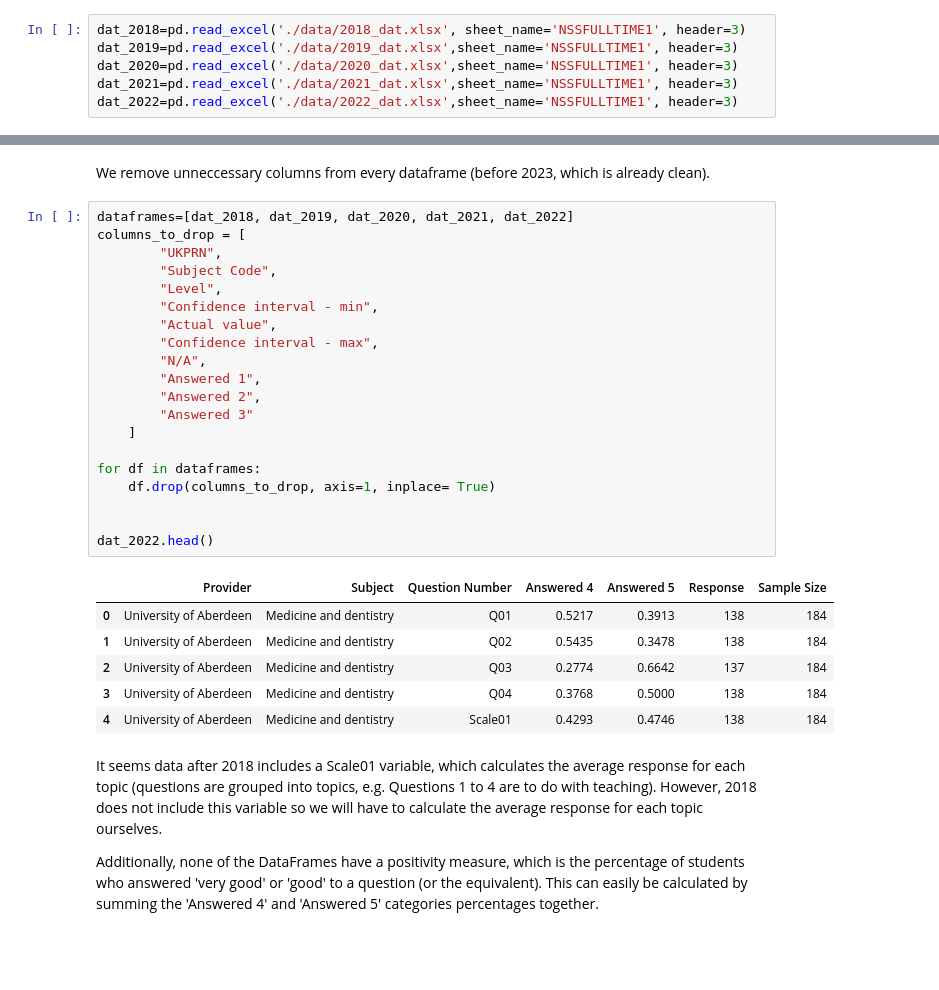
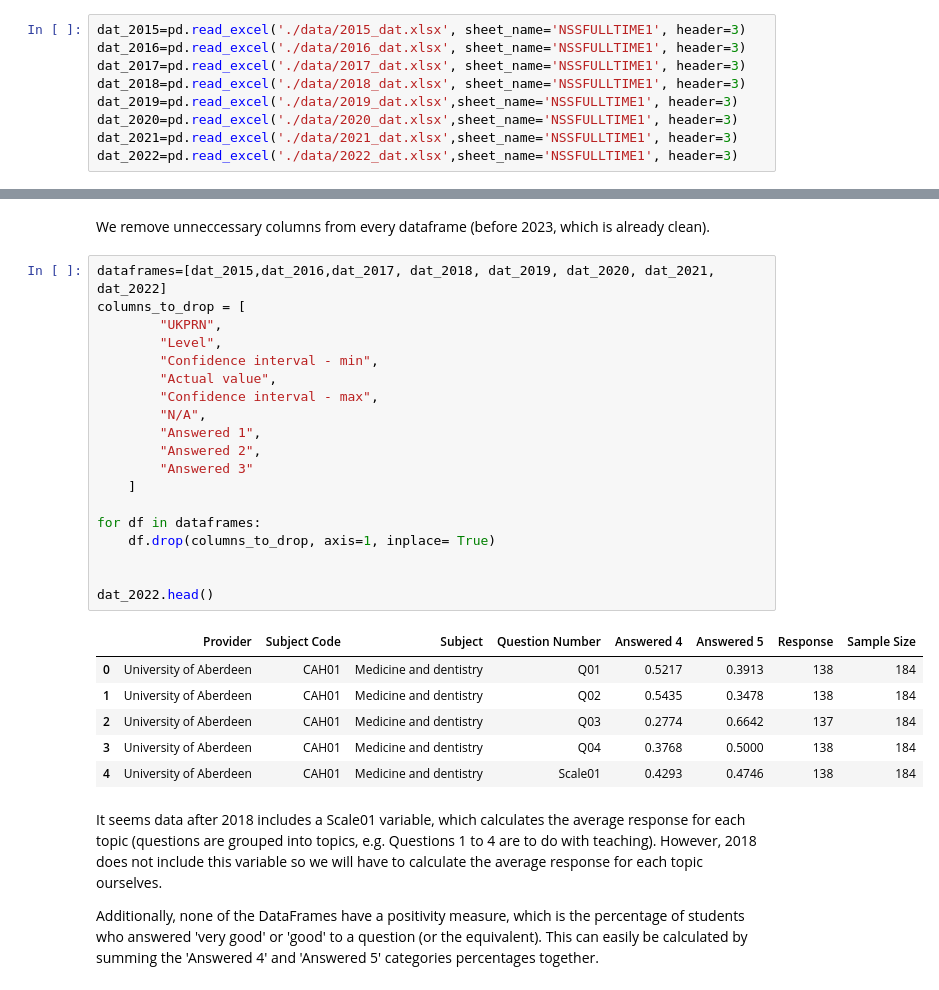
Before and after one commit to codingfishguy/ST115-Group-Project, a Jupyter notebook: Report.ipynb, the cells around one changed output, grey strips where cells are left out. Drawn from its saved outputs; the diff is of its cells as text; blank space fills up the shorter version.

```diff
--- a/Report.ipynb
+++ b/Report.ipynb
@@ -720,6 +726,9 @@ As suspected, students studying quantitative degrees were less satisfied in *eve
 # %% [markdown]
 We now turn to answering how LSE student satisfaction has evolved over the years- which requires many pieces of data from the Data folder.The data is arranged in different ways from the 2023 NSS data, which means it requires different cleaning methods.
 # %%
+dat_2015=pd.read_excel('./data/2015_dat.xlsx', sheet_name='NSSFULLTIME1', header=3)
+dat_2016=pd.read_excel('./data/2016_dat.xlsx', sheet_name='NSSFULLTIME1', header=3)
+dat_2017=pd.read_excel('./data/2017_dat.xlsx', sheet_name='NSSFULLTIME1', header=3)
 dat_2018=pd.read_excel('./data/2018_dat.xlsx', sheet_name='NSSFULLTIME1', header=3)
 dat_2019=pd.read_excel('./data/2019_dat.xlsx',sheet_name='NSSFULLTIME1', header=3)
 dat_2020=pd.read_excel('./data/2020_dat.xlsx',sheet_name='NSSFULLTIME1', header=3)
@@ -754,32 +763,31 @@ dat_2018.head()
 # %% [markdown]
 We remove unneccessary columns from every dataframe (before 2023, which is already clean).
 # %%
-dataframes=[dat_2018, dat_2019, dat_2020, dat_2021, dat_2022]
+dataframes=[dat_2015,dat_2016,dat_2017, dat_2018, dat_2019, dat_2020, dat_2021, dat_2022]
 columns_to_drop = [
         "UKPRN",
-        "Subject Code",
         "Level",
         "Confidence interval - min",
         "Actual value",
         "Confidence interval - max",
         "N/A",
         "Answered 1",
         "Answered 2",
         "Answered 3"
     ]
 
 for df in dataframes:
     df.drop(columns_to_drop, axis=1, inplace= True)
 
 
 dat_2022.head()
 # %% [output]
-|  | Provider | Subject | Question Number | Answered 4 | Answered 5 | Response | Sample Size |
-| 0 | University of Aberdeen | Medicine and dentistry | Q01 | 0.5217 | 0.3913 | 138 | 184 |
-| 1 | University of Aberdeen | Medicine and dentistry | Q02 | 0.5435 | 0.3478 | 138 | 184 |
-| 2 | University of Aberdeen | Medicine and dentistry | Q03 | 0.2774 | 0.6642 | 137 | 184 |
-| 3 | University of Aberdeen | Medicine and dentistry | Q04 | 0.3768 | 0.5000 | 138 | 184 |
-| 4 | University of Aberdeen | Medicine and dentistry | Scale01 | 0.4293 | 0.4746 | 138 | 184 |
+|  | Provider | Subject Code | Subject | Question Number | Answered 4 | Answered 5 | Response | Sample Size |
+| 0 | University of Aberdeen | CAH01 | Medicine and dentistry | Q01 | 0.5217 | 0.3913 | 138 | 184 |
+| 1 | University of Aberdeen | CAH01 | Medicine and dentistry | Q02 | 0.5435 | 0.3478 | 138 | 184 |
+| 2 | University of Aberdeen | CAH01 | Medicine and dentistry | Q03 | 0.2774 | 0.6642 | 137 | 184 |
+| 3 | University of Aberdeen | CAH01 | Medicine and dentistry | Q04 | 0.3768 | 0.5000 | 138 | 184 |
+| 4 | University of Aberdeen | CAH01 | Medicine and dentistry | Scale01 | 0.4293 | 0.4746 | 138 | 184 |
 # %% [markdown]
 It seems data after 2018 includes a Scale01 variable, which calculates the average response for each topic (questions are grouped into topics, e.g. Questions 1 to 4 are to do with teaching). However, 2018 does not include this variable so we will have to calculate the average response for each topic ourselves.
 
```
Also changed, not shown: parts of 38 cells of this notebook, 2 other files.
